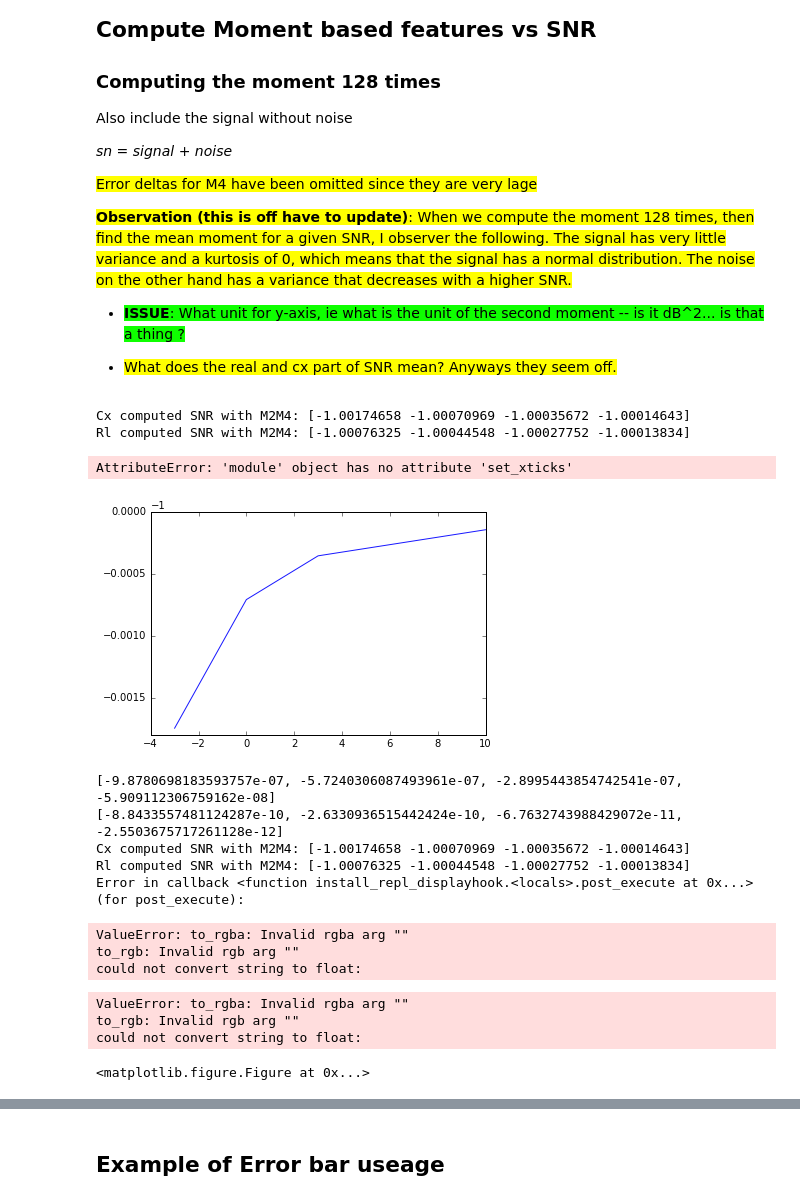
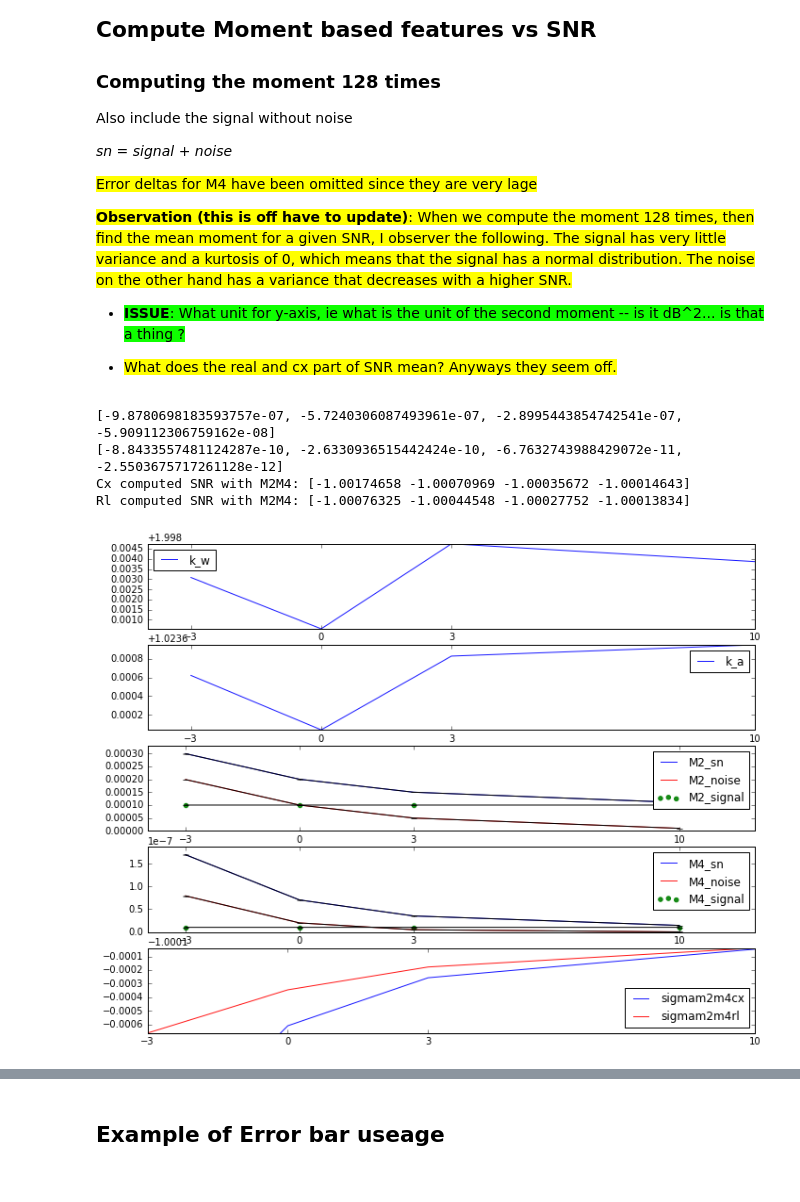
Before and after one commit to rollingcoconut/RadioML, a Jupyter notebook: Detecting_Users_psk_samps_pickled.ipynb, the cells around one changed output, grey strips where cells are left out. Cells and saved outputs as stored; diff of their text form; code cells hidden in the pictures.

```diff
--- a/Detecting_Users_psk_samps_pickled.ipynb
+++ b/Detecting_Users_psk_samps_pickled.ipynb
@@ -35,7 +35,8 @@ def plot_density(noise_power, noisy_signal_power, ax=None, title="title", xlabel
     signal_power_density = stats.kde.gaussian_kde( np.array(noisy_signal_power) )
     noise_power_density = stats.kde.gaussian_kde( np.array(noise_power) )
 
-    x = np.arange(min(sum([noisy_signal_power, noise_power],[])), 1.2*max(sum([noisy_signal_power, noise_power],[])), 1e-6)
+    #x = np.arange(0, 1.2*max( noise_power), 1e-3)
+    x = np.arange(min(sum([noisy_signal_power, noise_power],[0])), 1.2*max(sum([noisy_signal_power, noise_power],[0])), 1e-3)
 
     ax.plot(x, signal_power_density(x))
     ax.plot(x, noise_power_density(x), color='r')
@@ -111,7 +112,7 @@ def shape_fn(func, no_data=no_data ):
 
     return [shapeFn_signal, shapeFn_signal_err, shapeFn_noise, shapeFn_noise_err, shapeFn_sn, shapeFn_sn_err ]
 
-def plot_shape_fn(func, no_data=no_data, plot=None, shapeFn_name="", color_=""):
+def plot_shape_fn(func, no_data=no_data, plot=None, shapeFn_name="", color_="b"):
         if (func is compute_k_w or func is compute_k_a or func is compute_Esnr_m2m4_cx or func is compute_Esnr_m2m4_rl):
             shapeFn_data = func( no_data)
             plot.plot( snrlist, shapeFn_data,alpha=0.9, label=shapeFn_name, color=color_ )
@@ -276,20 +236,3 @@ Also include the signal without noise
 * <span style="background-color: #0FFF00">**ISSUE**:  What unit for y-axis, ie what is the unit of the second moment -- is it dB^2...  is that a thing ?</span>
 
 * <span style="background-color: #FFFF00"> What does the real and cx part of SNR mean? Anyways they seem off.</span>
-# %%
-snrlist = [-3,0,3,10]
-
-no_trials=128
-no_data=4096
-
-# omit this for the time being
-#print(compute_Esnr_m2m4_rl(no_data=no_data))
-print("Cx computed SNR with M2M4:",compute_Esnr_m2m4_cx(no_data=no_data))
-print("Rl computed SNR with M2M4:",compute_Esnr_m2m4_rl(no_data=no_data))
-plot_shape_fn(compute_Esnr_m2m4_cx, no_data,plt,shapeFn_name="sigmam2m4cx")
-plot_shape_fn(compute_Esnr_m2m4_rx, no_data,plt,shapeFn_name="sigmam2m4rl")
-# %% [output]
-Cx computed SNR with M2M4: [-1.00174658 -1.00070969 -1.00035672 -1.00014643]
-Rl computed SNR with M2M4: [-1.00076325 -1.00044548 -1.00027752 -1.00013834]
-AttributeError: 'module' object has no attribute 'set_xticks'
-[figure, removed]
@@ -296,32 +244,25 @@ AttributeError: 'module' object has no attribute 'set_xticks'
 # %%
 f3, axtuple3 = plt.subplots(5,1,  figsize=(10, 15)) # right only only  provide subplots for M2,M4, axtuple3[0], axtuple3[1]
 
-k_w =compute_k_w(no_data)
+#k_w =compute_k_w(no_data)
 plot_shape_fn(compute_k_w, no_data,plot=axtuple3[0],shapeFn_name="k_w")
 plot_shape_fn(compute_k_a, no_data,plot=axtuple3[1],shapeFn_name="k_a")
 
 
 plot_shape_fn(compute_M2, no_data=no_data,plot=axtuple3[2], shapeFn_name="M2")
 plot_shape_fn(compute_M4, no_data=no_data,plot=axtuple3[3], shapeFn_name="M4")
 
 plt.tight_layout()
 plt.subplots_adjust(bottom=0.5) # use a lower number to make more vertical space
 
 
 print("Cx computed SNR with M2M4:",compute_Esnr_m2m4_cx(no_data=no_data))
 print("Rl computed SNR with M2M4:",compute_Esnr_m2m4_rl(no_data=no_data))
 plot_shape_fn(compute_Esnr_m2m4_cx, no_data,axtuple3[4],shapeFn_name="sigmam2m4cx")
-plot_shape_fn(compute_Esnr_m2m4_rl, no_data,axtuple3[4],shapeFn_name="sigmam2m4rl")
+plot_shape_fn(compute_Esnr_m2m4_rl, no_data,axtuple3[4],shapeFn_name="sigmam2m4rl", color_="r")
 # %% [output]
 [-9.8780698183593757e-07, -5.7240306087493961e-07, -2.8995443854742541e-07, -5.909112306759162e-08]
 [-8.8433557481124287e-10, -2.6330936515442424e-10, -6.7632743988429072e-11, -2.5503675717261128e-12]
 Cx computed SNR with M2M4: [-1.00174658 -1.00070969 -1.00035672 -1.00014643]
 Rl computed SNR with M2M4: [-1.00076325 -1.00044548 -1.00027752 -1.00013834]
-Error in callback <function install_repl_displayhook.<locals>.post_execute at 0x...> (for post_execute):
-ValueError: to_rgba: Invalid rgba arg ""
-to_rgb: Invalid rgb arg ""
-could not convert string to float:
-ValueError: to_rgba: Invalid rgba arg ""
-to_rgb: Invalid rgb arg ""
-could not convert string to float:
-<matplotlib.figure.Figure at 0x...>
+[figure, added]
```
Also changed, not shown: parts of 9 cells of this notebook.
